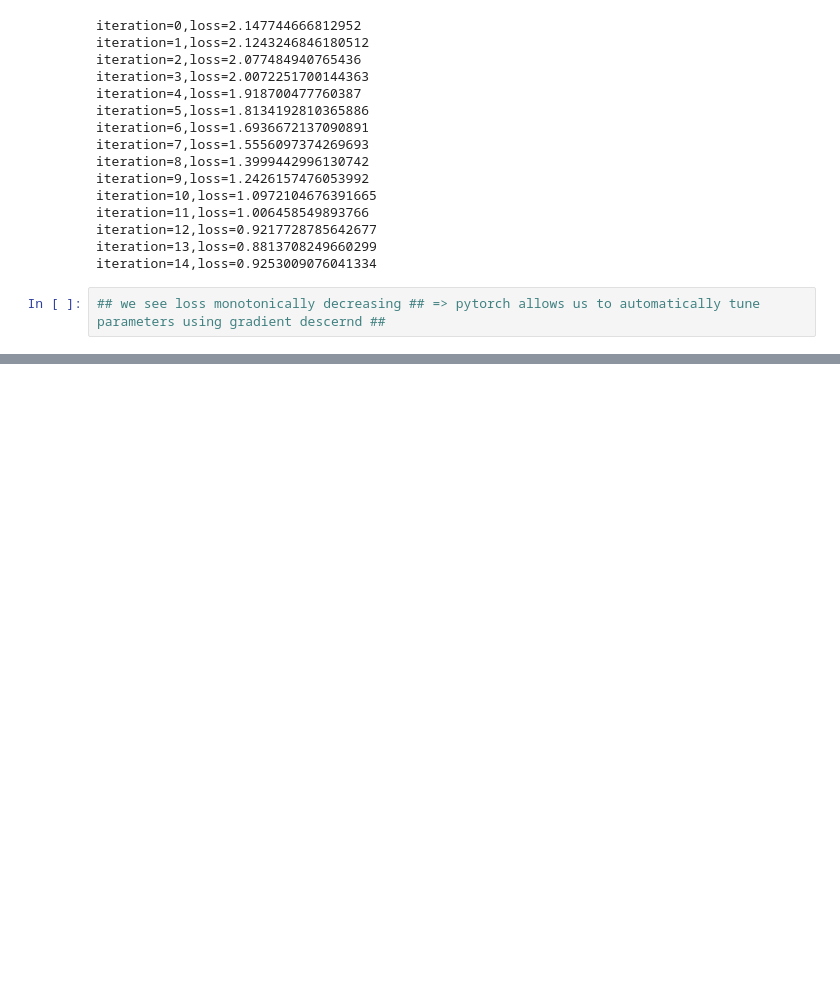
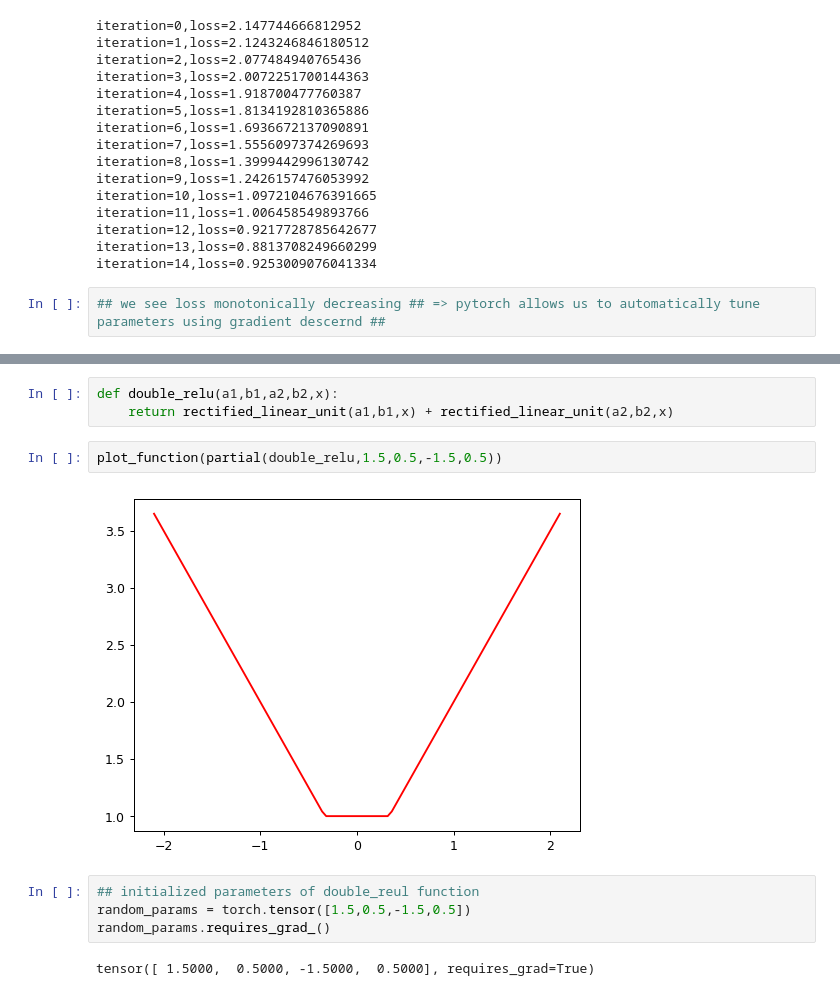
Before and after one commit to jobinwilson/neuralnet_intuition, a Jupyter notebook: universal_function_aproximator.ipynb, the cells around one changed output, grey strips where cells are left out. Saved outputs shown, nothing was run; the diff lists cells and outputs as text; blank space fills up the shorter version.

Commit message:
added double_relu example

```diff
--- a/universal_function_aproximator.ipynb
+++ b/universal_function_aproximator.ipynb
@@ -149,0 +179,13 @@ iteration=14,loss=0.9253009076041334
+# %%
+def double_relu(a1,b1,a2,b2,x):
+    return rectified_linear_unit(a1,b1,x) + rectified_linear_unit(a2,b2,x)
+# %%
+plot_function(partial(double_relu,1.5,0.5,-1.5,0.5))
+# %% [output]
+[figure, added]
+# %%
+## initialized parameters of double_reul function
+random_params = torch.tensor([1.5,0.5,-1.5,0.5])
+random_params.requires_grad_()
+# %% [output]
+tensor([ 1.5000,  0.5000, -1.5000,  0.5000], requires_grad=True)
```
Also changed, not shown: parts of 14 cells of this notebook.
